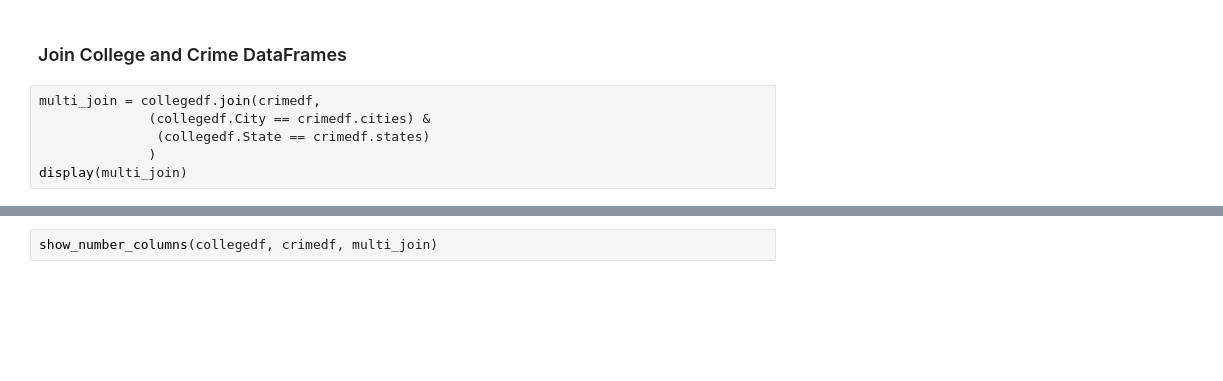
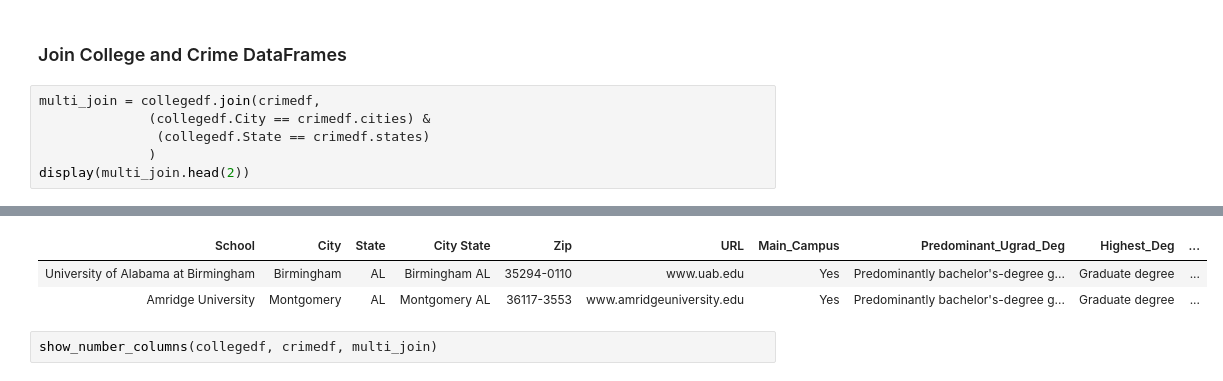
Before and after one commit to smarple222/PySpark_Data_Analysis_Tutorial, a Jupyter notebook: Spark_Data_Analysis_Tutorial.ipynb, the cells around one changed output, grey strips where cells are left out. Saved outputs shown, nothing was run; the diff lists cells and outputs as text; blank space fills up the shorter version.

```diff
--- a/Spark_Data_Analysis_Tutorial.ipynb
+++ b/Spark_Data_Analysis_Tutorial.ipynb
@@ -129,5 +131,5 @@ multi_join = collegedf.join(crimedf,
               (collegedf.City == crimedf.cities) &
                (collegedf.State == crimedf.states)
               )
-display(multi_join)
+display(multi_join.head(2))
 # %% [output]
@@ -135,3 +136,6 @@ display(multi_join)
+| School | City | State | City State | Zip | URL | Main_Campus | Predominant_Ugrad_Deg | Highest_Deg | ... |
+| University of Alabama at Birmingham | Birmingham | AL | Birmingham AL | 35294-0110 | www.uab.edu | Yes | Predominantly bachelor's-degree g... | Graduate degree | ... |
+| Amridge University | Montgomery | AL | Montgomery AL | 36117-3553 | www.amridgeuniversity.edu | Yes | Predominantly bachelor's-degree g... | Graduate degree | ... |
 # %%
 show_number_columns(collegedf, crimedf, multi_join)
 # %% [output]
```
Also changed, not shown: parts of 3 cells of this notebook.
